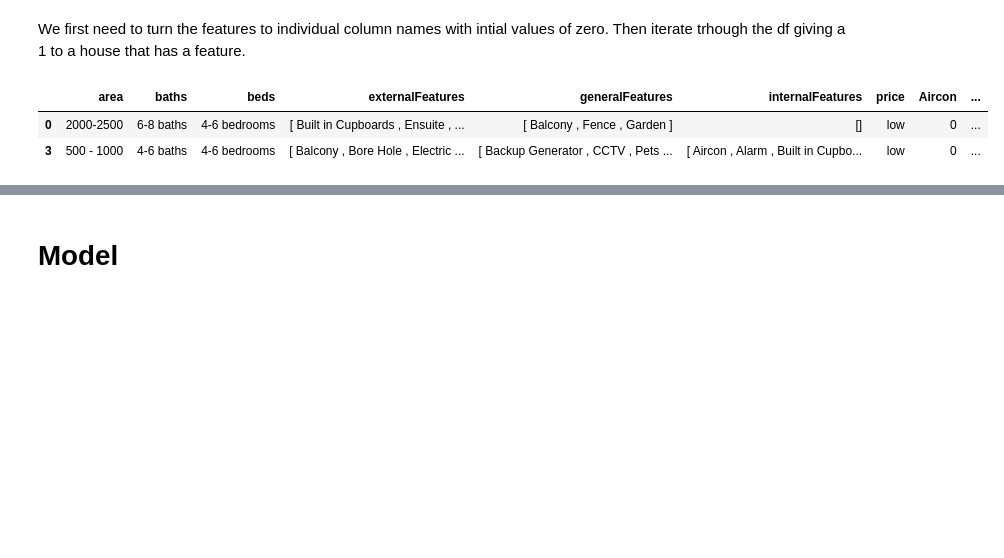
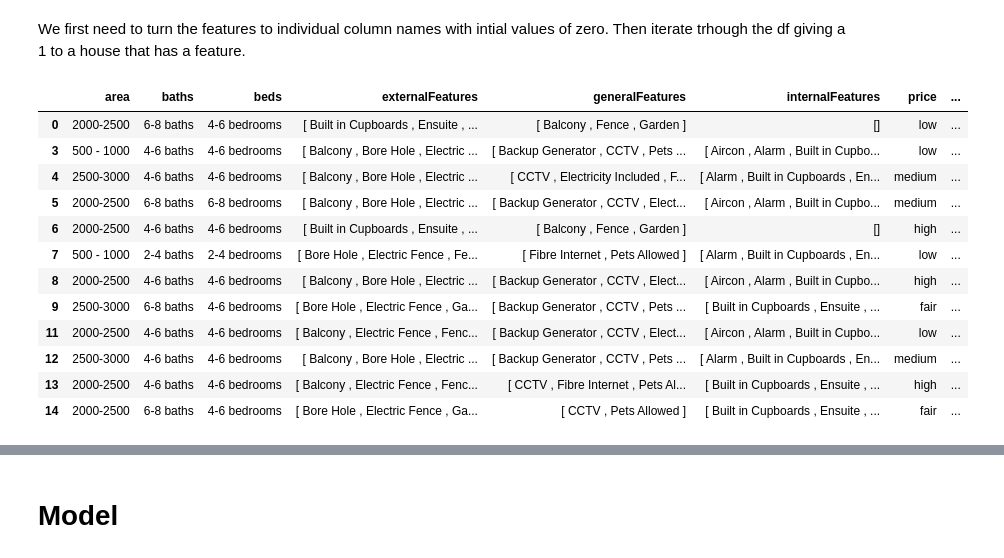
Before and after one commit to wamaithaNyamu/RUNDAHOUSES, a Jupyter notebook: Runda_Houses.ipynb, the cells around one changed output, grey strips where cells are left out. Cells and saved outputs as stored; diff of their text form; code cells hidden in the pictures; blank space fills up the shorter version.

```diff
--- a/Runda_Houses.ipynb
+++ b/Runda_Houses.ipynb
@@ -162,13 +166,11 @@ df.head(10)
 | 11 | 2427 | 6 | 6 | [' Balcony ', ' Electric Fence ',... | [' Backup Generator ', ' CCTV ', ... | [' Aircon ', ' Alarm ', ' Built i... | low |
 # %%
 
+def transform_beds(beds):
+    bin_ranges = [2,4,6,8]
+    bin_names = [ '2-4 bedrooms','4-6 bedrooms','6-8 bedrooms']
 
-bin_ranges = [2,4,6,8]
-bin_names = [ '2-4 bedrooms','4-6 bedrooms','6-8 bedrooms']
-
-df['beds'] = pd.cut(np.array(df['beds']),
-                                               bins=bin_ranges, labels=bin_names)
+    df['beds'] = pd.cut(np.array(beds),   bins=bin_ranges, labels=bin_names)
 
 
-
-df['beds']
+transform_beds(df['beds'])
@@ -189,10 +177,11 @@ Categories (3, object): [2-4 bedrooms < 4-6 bedrooms < 6-8 bedrooms]
 # %%
-bin_ranges = [2,4,6,8]
-bin_names = [ '2-4 baths','4-6 baths','6-8 baths']
 
-df['baths'] = pd.cut(np.array(df['baths']),
-                                               bins=bin_ranges, labels=bin_names)
+def transform_baths(baths):
+    bin_ranges = [2,4,6,8]
+    bin_names = [ '2-4 baths','4-6 baths','6-8 baths']
+
+    df['baths'] = pd.cut(np.array(baths),bins=bin_ranges, labels=bin_names)
 
 
 
-df['baths']
+transform_baths(df['baths'])
@@ -213,10 +188,11 @@ Categories (3, object): [2-4 baths < 4-6 baths < 6-8 baths]
 # %%
-bin_ranges = [500,1000,1500,2000 , 2500,3000]
-bin_names = [ '500 - 1000','1000-1500','1500-2000','2000-2500','2500-3000']
 
-df['area'] = pd.cut(np.array(df['area']),
-                                               bins=bin_ranges, labels=bin_names)
+def transform_area(area):
+    bin_ranges = [500,1000,1500,2000 , 2500,3000]
+    bin_names = [ '500 - 1000','1000-1500','1500-2000','2000-2500','2500-3000']
+
+    df['area'] = pd.cut(np.array(area), bins=bin_ranges, labels=bin_names)
 
 
 
-df['area'].head(20)
+transform_area(df['area'])
@@ -283,10 +241,20 @@ We first need to turn the features to individual column names with intial values
 # %%
 # turn all features to column names
 for feature in all_features:
   df[feature] = [0] * len(df)
 
-df.head(2)
+df.head(12)
 # %% [output]
-|  | area | baths | beds | externalFeatures | generalFeatures | internalFeatures | price | Aircon | ... |
-| 0 | 2000-2500 | 6-8 baths | 4-6 bedrooms | [ Built in Cupboards , Ensuite , ... | [ Balcony , Fence , Garden ] | [] | low | 0 | ... |
-| 3 | 500 - 1000 | 4-6 baths | 4-6 bedrooms | [ Balcony , Bore Hole , Electric ... | [ Backup Generator , CCTV , Pets ... | [ Aircon , Alarm , Built in Cupbo... | low | 0 | ... |
+|  | area | baths | beds | externalFeatures | generalFeatures | internalFeatures | price | ... |
+| 0 | 2000-2500 | 6-8 baths | 4-6 bedrooms | [ Built in Cupboards , Ensuite , ... | [ Balcony , Fence , Garden ] | [] | low | ... |
+| 3 | 500 - 1000 | 4-6 baths | 4-6 bedrooms | [ Balcony , Bore Hole , Electric ... | [ Backup Generator , CCTV , Pets ... | [ Aircon , Alarm , Built in Cupbo... | low | ... |
+| 4 | 2500-3000 | 4-6 baths | 4-6 bedrooms | [ Balcony , Bore Hole , Electric ... | [ CCTV , Electricity Included , F... | [ Alarm , Built in Cupboards , En... | medium | ... |
+| 5 | 2000-2500 | 6-8 baths | 6-8 bedrooms | [ Balcony , Bore Hole , Electric ... | [ Backup Generator , CCTV , Elect... | [ Aircon , Alarm , Built in Cupbo... | medium | ... |
+| 6 | 2000-2500 | 4-6 baths | 4-6 bedrooms | [ Built in Cupboards , Ensuite , ... | [ Balcony , Fence , Garden ] | [] | high | ... |
+| 7 | 500 - 1000 | 2-4 baths | 2-4 bedrooms | [ Bore Hole , Electric Fence , Fe... | [ Fibre Internet , Pets Allowed ] | [ Alarm , Built in Cupboards , En... | low | ... |
+| 8 | 2000-2500 | 4-6 baths | 4-6 bedrooms | [ Balcony , Bore Hole , Electric ... | [ Backup Generator , CCTV , Elect... | [ Aircon , Alarm , Built in Cupbo... | high | ... |
+| 9 | 2500-3000 | 6-8 baths | 4-6 bedrooms | [ Bore Hole , Electric Fence , Ga... | [ Backup Generator , CCTV , Pets ... | [ Built in Cupboards , Ensuite , ... | fair | ... |
+| 11 | 2000-2500 | 4-6 baths | 4-6 bedrooms | [ Balcony , Electric Fence , Fenc... | [ Backup Generator , CCTV , Elect... | [ Aircon , Alarm , Built in Cupbo... | low | ... |
+| 12 | 2500-3000 | 4-6 baths | 4-6 bedrooms | [ Balcony , Bore Hole , Electric ... | [ Backup Generator , CCTV , Pets ... | [ Alarm , Built in Cupboards , En... | medium | ... |
+| 13 | 2000-2500 | 4-6 baths | 4-6 bedrooms | [ Balcony , Electric Fence , Fenc... | [ CCTV , Fibre Internet , Pets Al... | [ Built in Cupboards , Ensuite , ... | high | ... |
+| 14 | 2000-2500 | 6-8 baths | 4-6 bedrooms | [ Bore Hole , Electric Fence , Ga... | [ CCTV , Pets Allowed ] | [ Built in Cupboards , Ensuite , ... | fair | ... |
```
Also changed, not shown: parts of 37 cells of this notebook.
